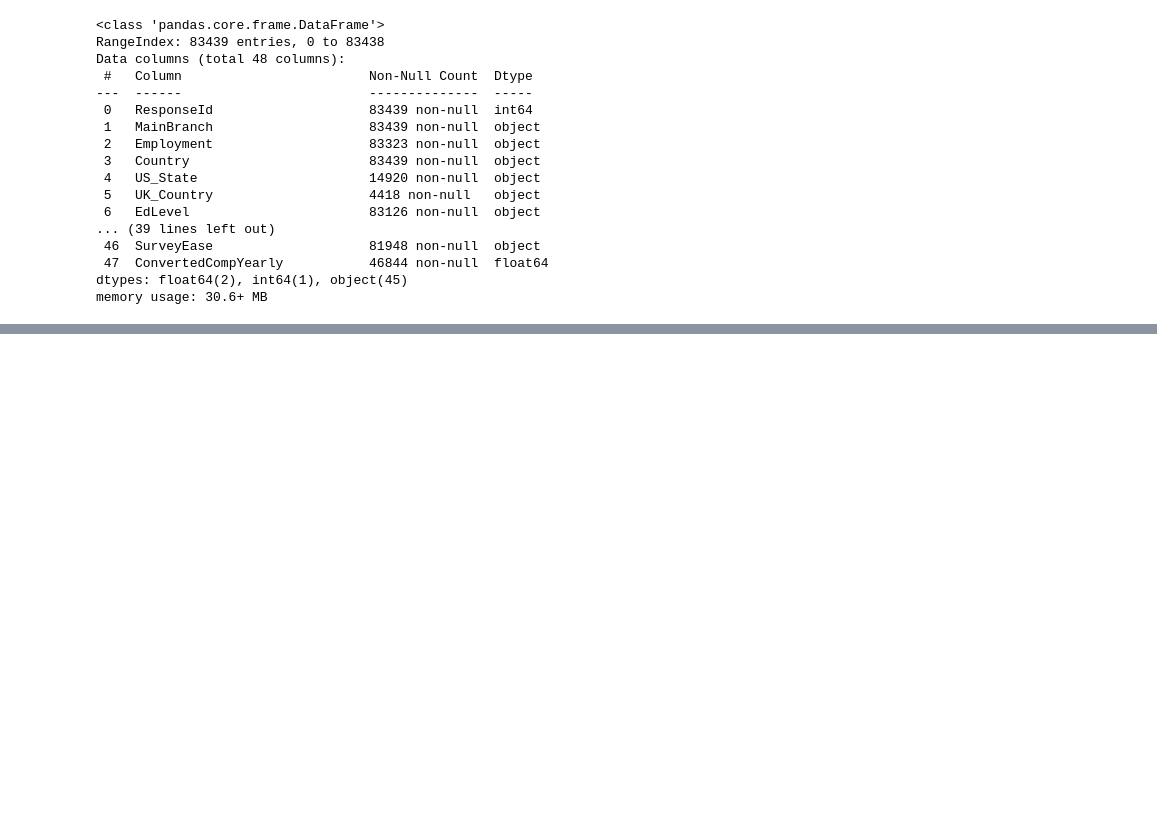
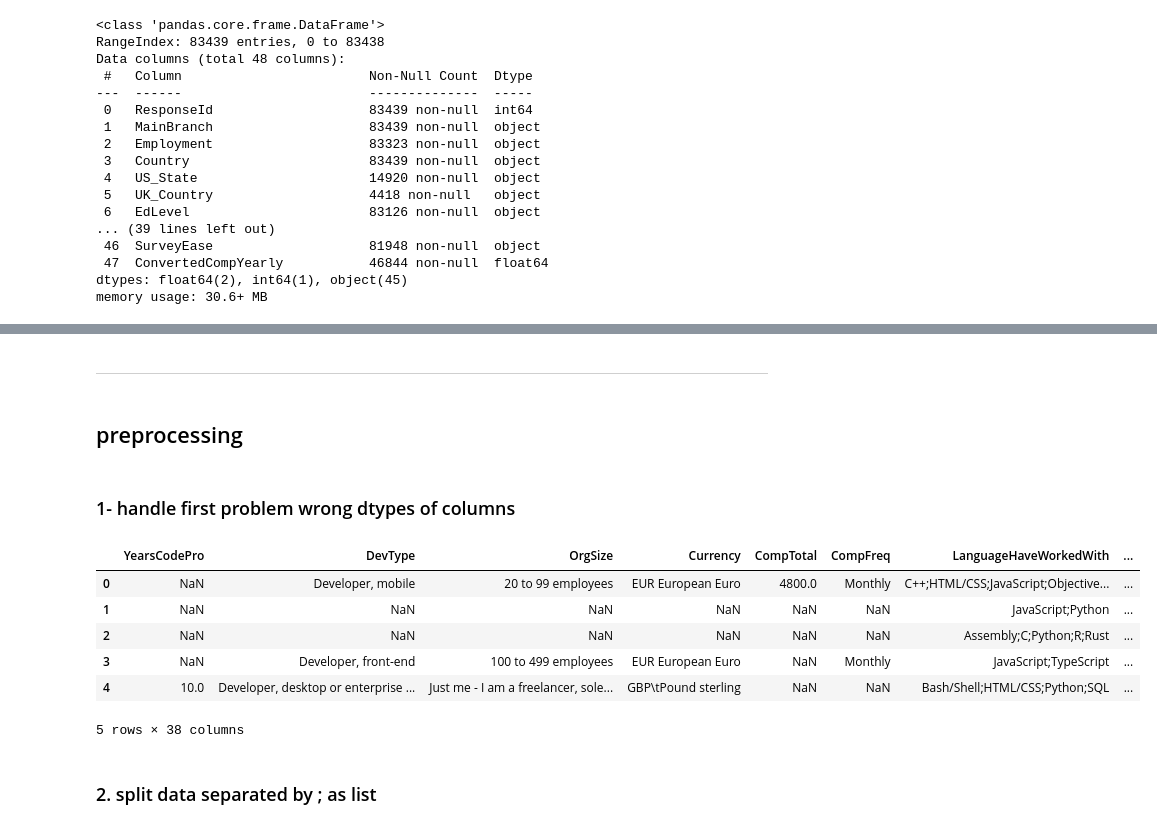
Before and after one commit to esraasayed98/E2E_DS_Project, a Jupyter notebook: notebooks/00. Exploration.ipynb, the cells around one changed output, grey strips where cells are left out. Drawn from its saved outputs; the diff is of its cells as text; code cells hidden in the pictures; blank space fills up the shorter version.

Commit message:
preprocessing 1

```diff
--- a/notebooks/00. Exploration.ipynb
+++ b/notebooks/00. Exploration.ipynb
@@ -1,5 +1,5 @@
 # %%
-DATA_PATH='../data/raw/survey_results_public.csv'
+DATA_PATH='..data/Raw/survey_results_public.csv'
 # %%
 import pandas as pd
 import numpy as np
@@ -75,3 +108,7 @@ array([nan, '10', '4', '5', '6', '2', '30', '9', '18', '12', '21', '1',
+# %% [markdown]
+___
+# %% [markdown]
+## preprocessing
 # %%
 # check data types
 # select relavent features
@@ -80,3 +117,24 @@ array([nan, '10', '4', '5', '6', '2', '30', '9', '18', '12', '21', '1',
 #handle wrong data types ---> 'YearsCode','YearsCodePro'
 
 #handle strings with ; to be list of strings
+# %% [markdown]
+### 1- handle first problem wrong dtypes of columns
+# %%
+replacements = {'YearsCodePro': {'More than 50 years':51,'Less than 1 year':0},\
+               'YearsCode' : {'More than 50 years':51,'Less than 1 year':0},\
+               }
+# %%
+for col , replacement in replacements.items():
+    df[col] = df[col].replace(replacement).astype('float')
+# %%
+df.head().iloc[:,10:]
+# %% [output]
+|  | YearsCodePro | DevType | OrgSize | Currency | CompTotal | CompFreq | LanguageHaveWorkedWith | ... |
+| 0 | NaN | Developer, mobile | 20 to 99 employees | EUR European Euro | 4800.0 | Monthly | C++;HTML/CSS;JavaScript;Objective... | ... |
+| 1 | NaN | NaN | NaN | NaN | NaN | NaN | JavaScript;Python | ... |
+| 2 | NaN | NaN | NaN | NaN | NaN | NaN | Assembly;C;Python;R;Rust | ... |
+| 3 | NaN | Developer, front-end | 100 to 499 employees | EUR European Euro | NaN | Monthly | JavaScript;TypeScript | ... |
+| 4 | 10.0 | Developer, desktop or enterprise ... | Just me - I am a freelancer, sole... | GBP\tPound sterling | NaN | NaN | Bash/Shell;HTML/CSS;Python;SQL | ... |
+5 rows × 38 columns
+# %% [markdown]
+### 2. split data separated by ; as list
```
Also changed, not shown: parts of 23 cells of this notebook.
